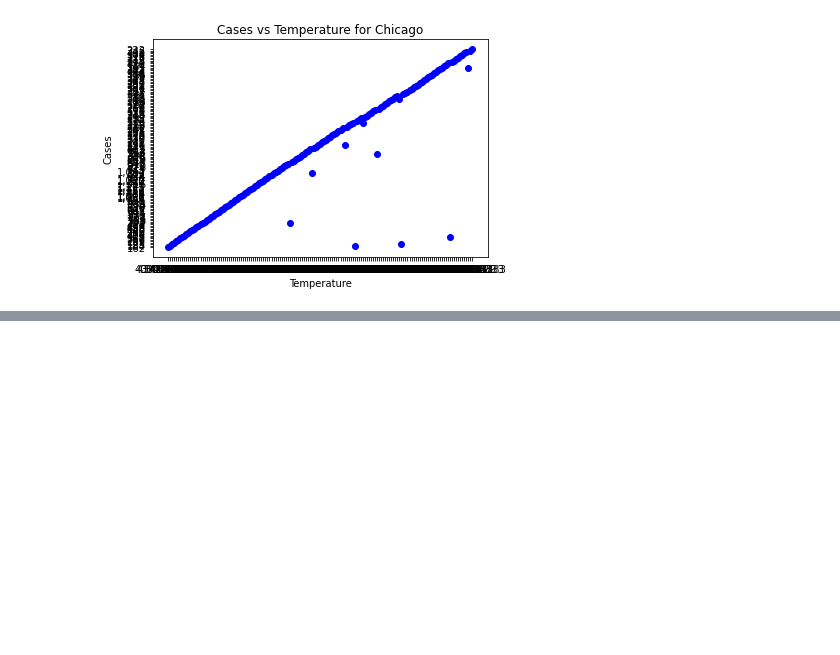
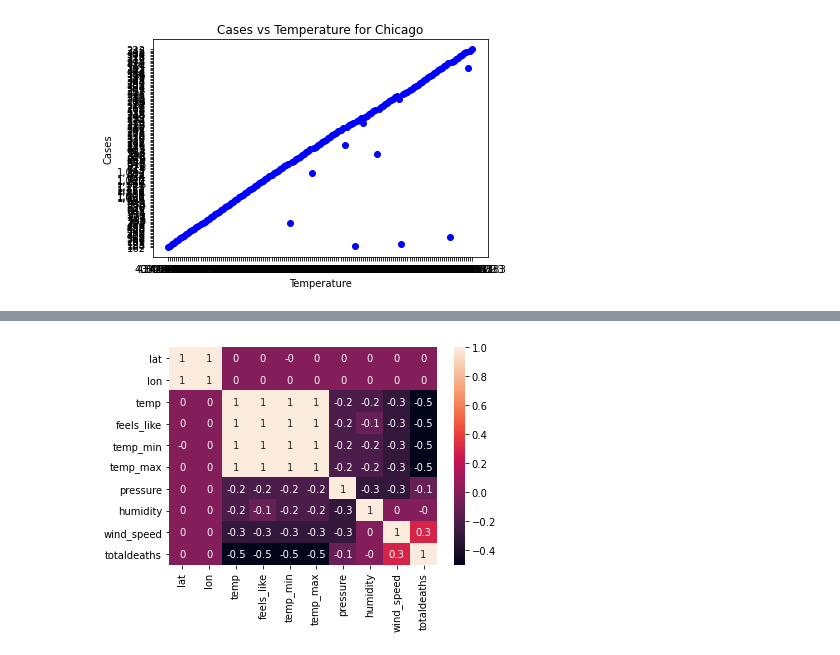
Before and after one commit to geneberry3/First_at_Bat_pratice, a Jupyter notebook: Chicago Case Data Graphs CP04Oct20.ipynb, the cells around one changed output, grey strips where cells are left out. Cells and saved outputs as stored; diff of their text form; code cells hidden in the pictures; blank space fills up the shorter version.

Commit message:
included heatmap and correlation of temp and case data

```diff
--- a/Chicago Case Data Graphs CP04Oct20.ipynb
+++ b/Chicago Case Data Graphs CP04Oct20.ipynb
@@ -105,3 +107,6 @@ plt.savefig('Resources/Cases_vs_Temperature_for_Chicago.jpg')
 plt.show()
 # %% [output]
 [figure]
+# %%
+correlations = total_case_data_Chi.corr()
+correlations
@@ -108,3 +125,8 @@ plt.show()
+# %%
+sns.heatmap(correlations.round(1), annot=True)
+plt.savefig('Resources/heat_map_Chi_data.jpg')
+# %% [output]
+[figure, added]
 # %%
 x_values = total_case_data_Chi['temp'].astype
 y_values = total_case_data_Chi['totalcases'].astype(str)
```
Also changed, not shown: parts of 4 cells of this notebook, 1 other file.
